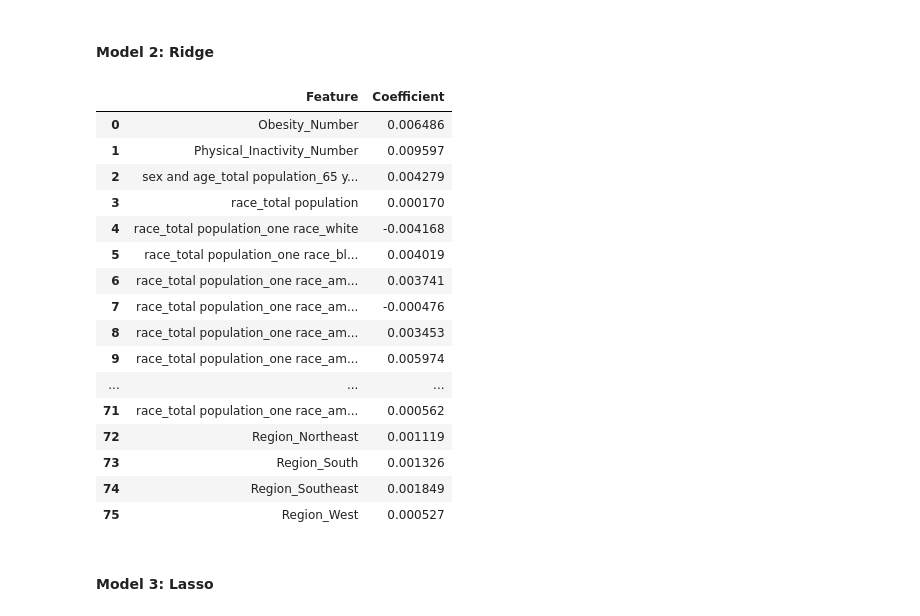
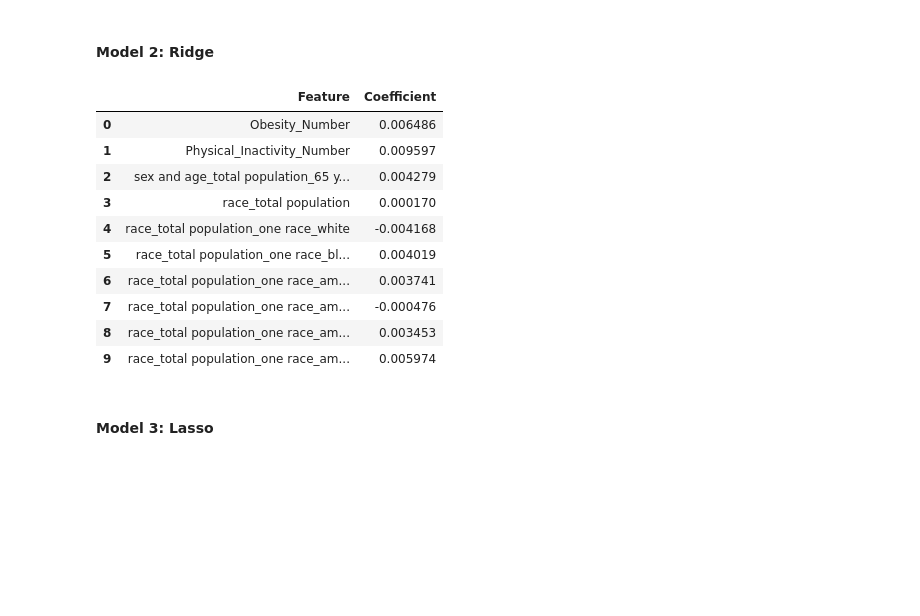
Before and after one commit to grbenitez/Computational-Social-Science-Projects, a Jupyter notebook: Project-2/Project 2 Students.ipynb, the cells around one changed output. Saved outputs shown, nothing was run; the diff lists cells and outputs as text; code cells hidden in the pictures; blank space fills up the shorter version.

```diff
--- a/Project-2/Project 2 Students.ipynb
+++ b/Project-2/Project 2 Students.ipynb
@@ -655,36 +653,30 @@ linear_reg_data
 # %%
 # Ridge.
 # Model 2 training
 
 from sklearn.linear_model import Ridge
 from sklearn.preprocessing import StandardScaler
 from sklearn.pipeline import make_pipeline
 
 ridge_reg = make_pipeline(StandardScaler(), Ridge(alpha=1.0))
 ridge_model = ridge_reg.fit(X_train, y_train)
 
 ridge_reg_data = pd.DataFrame({
     'Feature': X.columns,
     'Coefficient': ridge_model.named_steps['ridge'].coef_ })
-ridge_reg_data
+ridge_reg_data.head(10)
 # %% [output]
 |  | Feature | Coefficient |
 | 0 | Obesity_Number | 0.006486 |
 | 1 | Physical_Inactivity_Number | 0.009597 |
 | 2 | sex and age_total population_65 y... | 0.004279 |
 | 3 | race_total population | 0.000170 |
 | 4 | race_total population_one race_white | -0.004168 |
 | 5 | race_total population_one race_bl... | 0.004019 |
 | 6 | race_total population_one race_am... | 0.003741 |
 | 7 | race_total population_one race_am... | -0.000476 |
 | 8 | race_total population_one race_am... | 0.003453 |
 | 9 | race_total population_one race_am... | 0.005974 |
-| ... | ... | ... |
-| 71 | race_total population_one race_am... | 0.000562 |
-| 72 | Region_Northeast | 0.001119 |
-| 73 | Region_South | 0.001326 |
-| 74 | Region_Southeast | 0.001849 |
-| 75 | Region_West | 0.000527 |
 # %% [markdown]
 #### Model 3:  Lasso
 # %%
```
Also changed, not shown: parts of 9 cells of this notebook, 1 other file.
